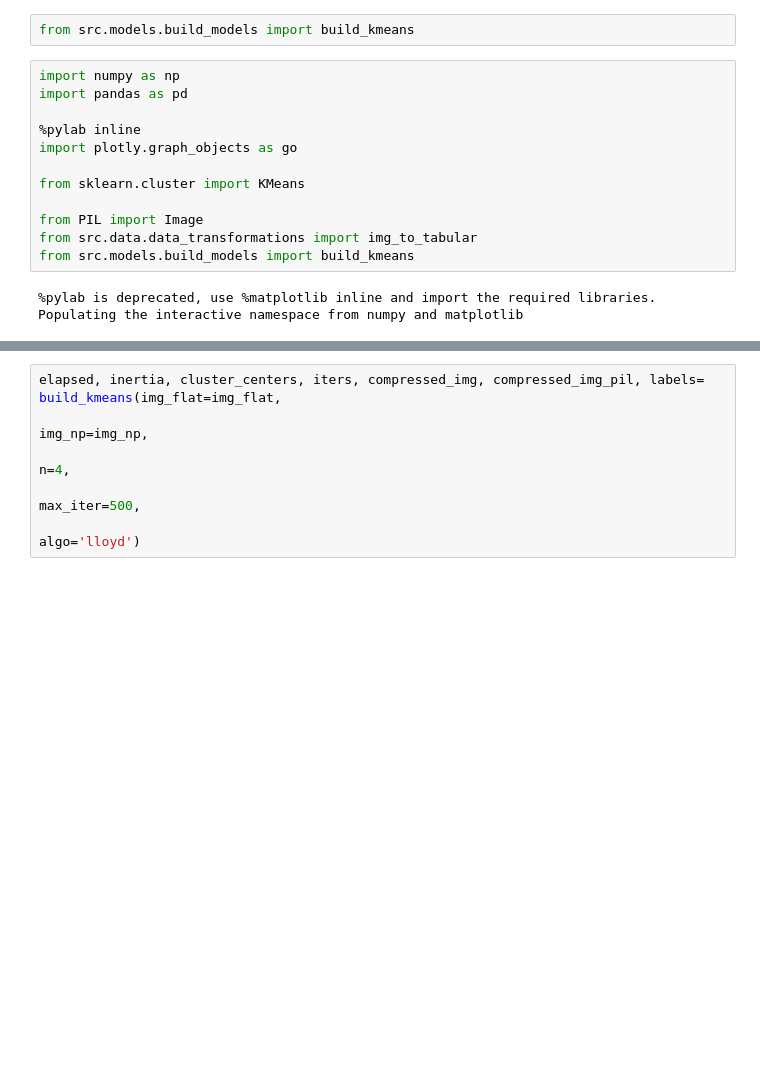
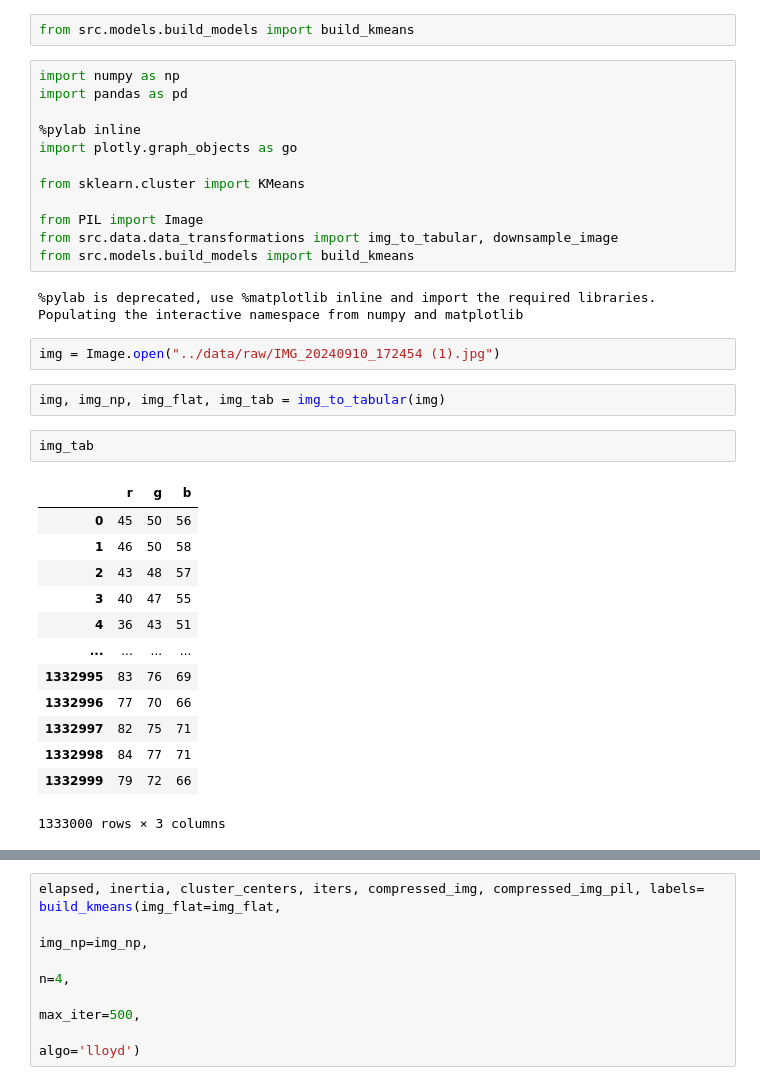
Before and after one commit to JakubGorgon/color_compression, a Jupyter notebook: notebooks/experiments4.ipynb, the cells around one changed output, grey strips where cells are left out. Cells and saved outputs as stored; diff of their text form; blank space fills up the shorter version.

```diff
--- a/notebooks/experiments4.ipynb
+++ b/notebooks/experiments4.ipynb
@@ -19,8 +19,28 @@ import plotly.graph_objects as go
 from sklearn.cluster import KMeans
 
 from PIL import Image
-from src.data.data_transformations import img_to_tabular
+from src.data.data_transformations import img_to_tabular, downsample_image
 from src.models.build_models import build_kmeans
 # %% [output]
 %pylab is deprecated, use %matplotlib inline and import the required libraries.
 Populating the interactive namespace from numpy and matplotlib
+# %%
+img = Image.open("../data/raw/IMG_20240910_172454 (1).jpg")
+# %%
+img, img_np, img_flat, img_tab = img_to_tabular(img)
+# %%
+img_tab
+# %% [output]
+|  | r | g | b |
+| 0 | 45 | 50 | 56 |
+| 1 | 46 | 50 | 58 |
+| 2 | 43 | 48 | 57 |
+| 3 | 40 | 47 | 55 |
+| 4 | 36 | 43 | 51 |
+| ... | ... | ... | ... |
+| 1332995 | 83 | 76 | 69 |
+| 1332996 | 77 | 70 | 66 |
+| 1332997 | 82 | 75 | 71 |
+| 1332998 | 84 | 77 | 71 |
+| 1332999 | 79 | 72 | 66 |
+1333000 rows × 3 columns
```
Also changed, not shown: parts of 10 cells of this notebook, 2 other files.
